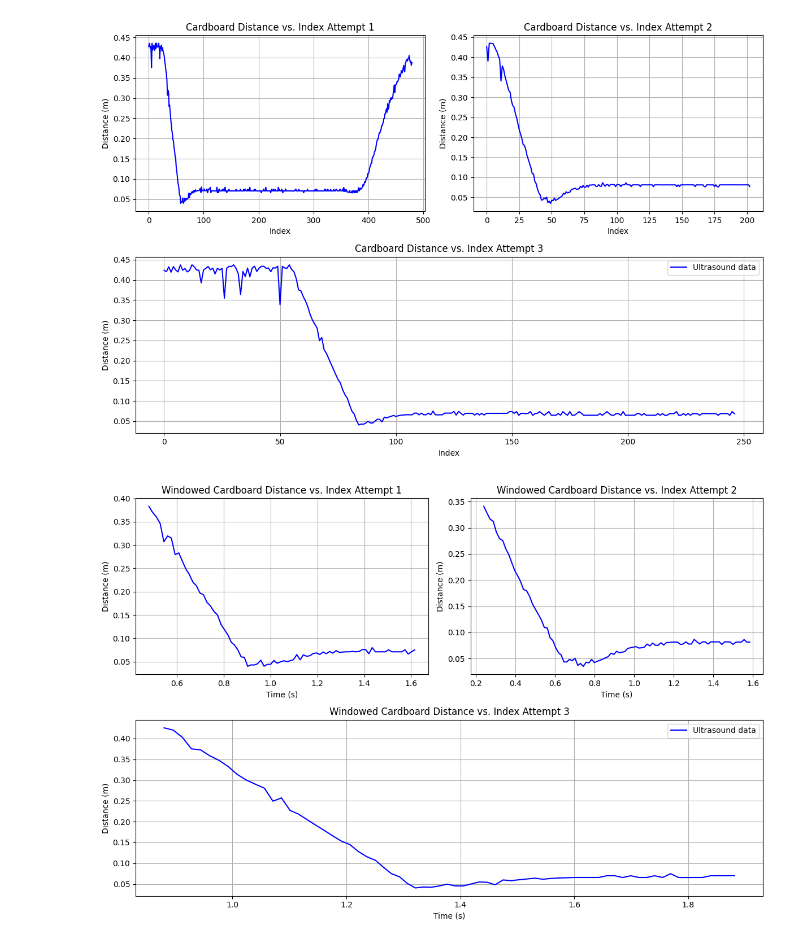
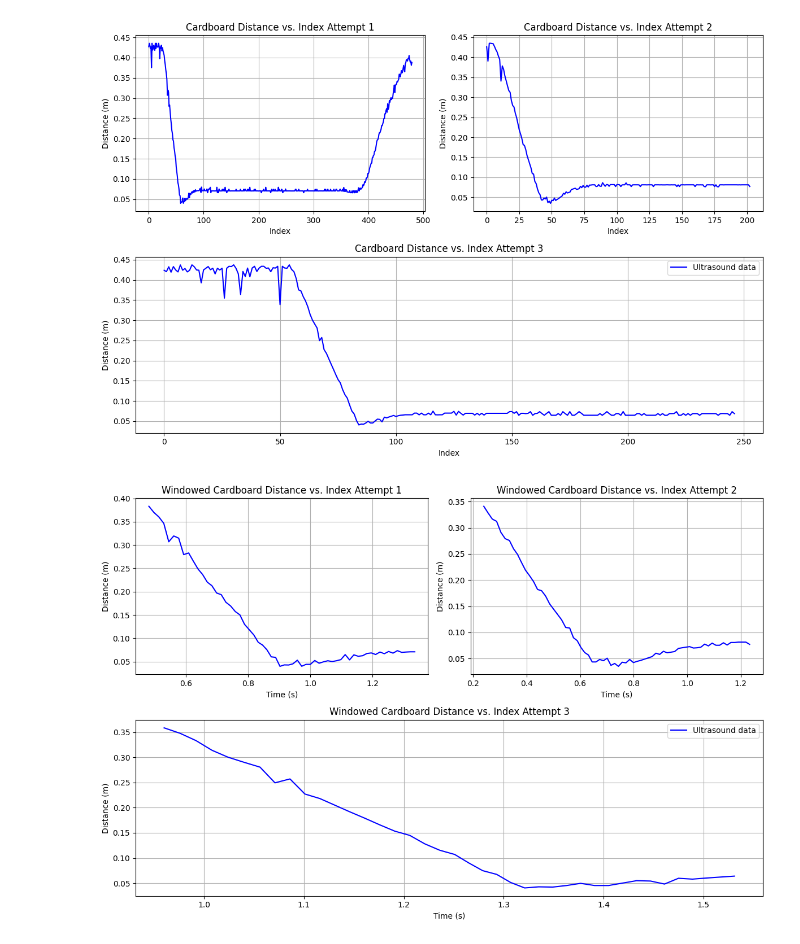
Before and after one commit to larasmara/4alfinalproject, a Jupyter notebook: ultrasound_plotter_cardboard.ipynb, the cells around one changed output. Cells and saved outputs as stored; diff of their text form; code cells hidden in the pictures.

Commit message:
modified cardboard windows

```diff
--- a/ultrasound_plotter_cardboard.ipynb
+++ b/ultrasound_plotter_cardboard.ipynb
@@ -98,8 +98,8 @@ def output_to_accel_x(coeff_x, output):
 
 # rel_accel = output_to_accel_x(coeff_x, accel_x_output) + 9.8
 # %%
-start_index_cardboard = [30, 15, 55]
-stop_index_cardboard = [110, 110, 125]
+start_index_cardboard = [30, 15, 60]
+stop_index_cardboard = [90, 85, 100]
 time_windows_cardboard = []
 dist_windows_cardboard = []
 accel_windows_cardboard = []
@@ -113,34 +113,34 @@ for plot_index in plots:
     # Extract time, position, x-axis accelerometer output
     time_millis = read_in_array[:,0]
     dist_cm = read_in_array[:,1]
     accel_x_output = read_in_array[:,2]
     accel_x_output = output_to_accel_x(coeff_x, accel_x_output)
     accel_x_output = accel_x_output[start_index_cardboard[plots.index(plot_index)]:stop_index_cardboard[plots.index(plot_index)]]
     accel_windows_cardboard.append(accel_x_output)
 
     # Time from ms to s, distance from cm to m
     time_s = time_millis/1000
     time_s = time_s - time_s[0]
     dist_m = dist_cm/100
 
     time_window = time_s[start_index_cardboard[plots.index(plot_index)]:stop_index_cardboard[plots.index(plot_index)]]
     dist_window = dist_m[start_index_cardboard[plots.index(plot_index)]:stop_index_cardboard[plots.index(plot_index)]]
     time_windows_cardboard.append(time_window)
     dist_windows_cardboard.append(dist_window)
 
     # Replace arange statement with 'time_s - time_s[0]' for dist. v time
     axes[plot_index].plot(time_window, dist_window, label= "Ultrasound data", color="b")
     axes[plot_index].set_title("Windowed Cardboard Distance vs. Index Attempt {attempt}".format(attempt = plots.index(plot_index) + 1))
     axes[plot_index].set_xlabel("Time (s)")
     axes[plot_index].set_ylabel("Distance (m)")
 
     axes[plot_index].grid()
 
 plt.legend()
 plt.tight_layout()
 plt.show()
 # %% [output]
-[figure, old version]
+[figure, new version]
 # %%
 collision_index_start_cardboard = [60, 45, 65]
 collision_index_stop_cardboard = [75, 65, 95]
```
Also changed, not shown: parts of 4 cells of this notebook.
